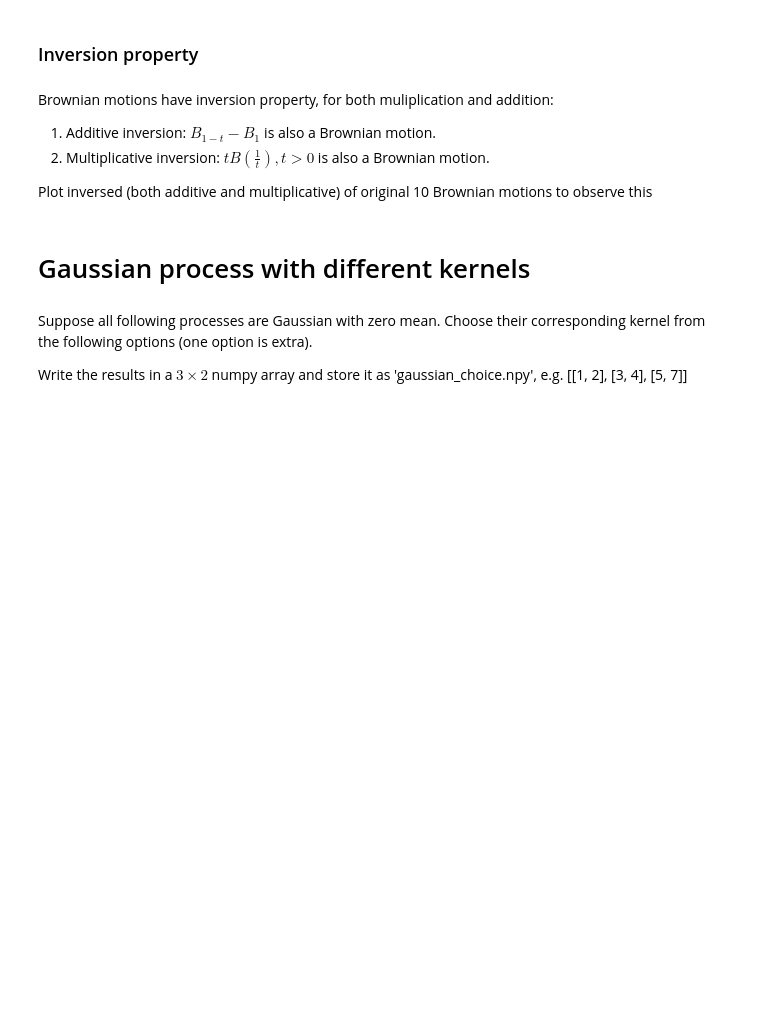
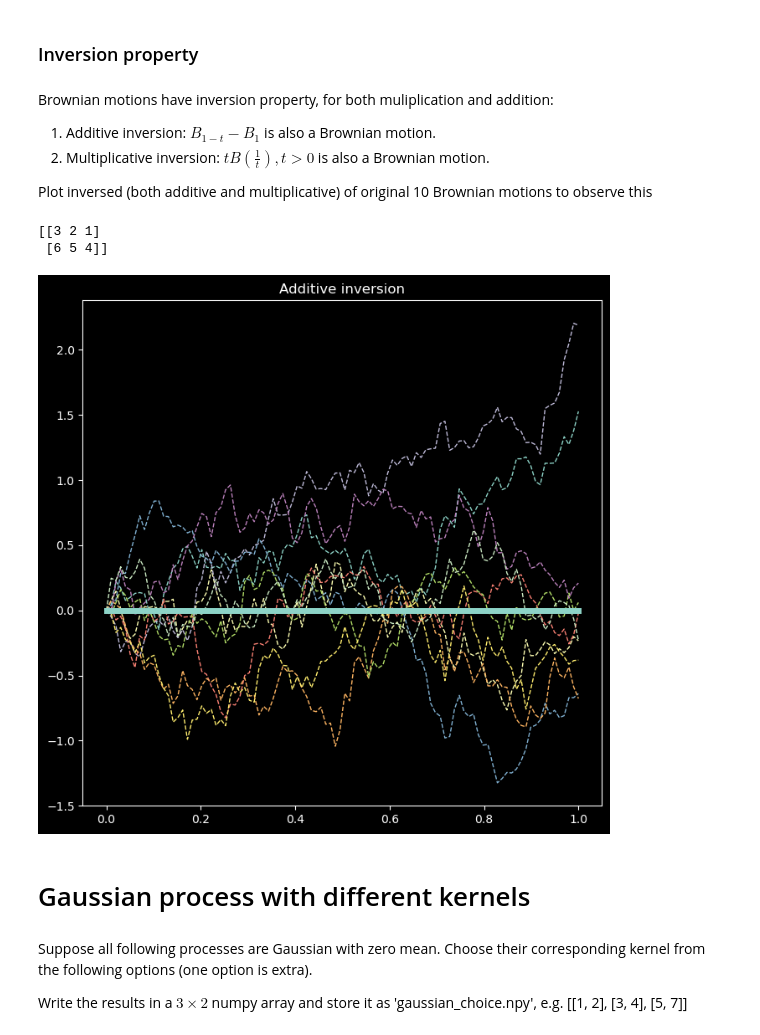
Before and after one commit to mohammadmozafari/stochastic-processes, a Jupyter notebook: hw1/Gaussian Process.ipynb, the cells around one changed output. Cells and saved outputs as stored; diff of their text form; code cells hidden in the pictures; blank space fills up the shorter version.

```diff
--- a/hw1/Gaussian Process.ipynb
+++ b/hw1/Gaussian Process.ipynb
@@ -109,3 +131,32 @@ Plot inversed (both additive and multiplicative) of original 10 Brownian motions
+# %%
+a = np.array([[1, 2, 3], [4, 5, 6]])
+print(a[:, ::-1])
+# %% [output]
+[[3 2 1]
+ [6 5 4]]
+# %%
+add_inverted = process[:, ::-1] - process[:, -1:]
+# # plot processes
+plt.rc('figure', figsize=(8, 8), dpi=100)
+x_axis = np.linspace(0, 1, dim)
+for i in range(num_process):
+    plt.plot(x_axis, add_inverted[i, :], '--', linewidth=1)
+plt.plot(x_axis, mean, linewidth=5)
+plt.title('Additive inversion')
+plt.show()
+
+#TODO: Multiplicative inversion must be done
+
+# mul_inverted = process[:, ::-1] - process
+# # # plot processes
+# plt.rc('figure', figsize=(8, 8), dpi=100)
+# x_axis = np.linspace(0, 1, dim)
+# for i in range(num_process):
+#     plt.plot(x_axis, scaled_process[i, :], '--', linewidth=1)
+# plt.plot(x_axis, mean, linewidth=5)
+# plt.show()
+# %% [output]
+[figure, added]
 # %% [markdown]
 # Gaussian process with different kernels
 # %% [markdown]
```
Also changed, not shown: parts of 6 cells of this notebook.
